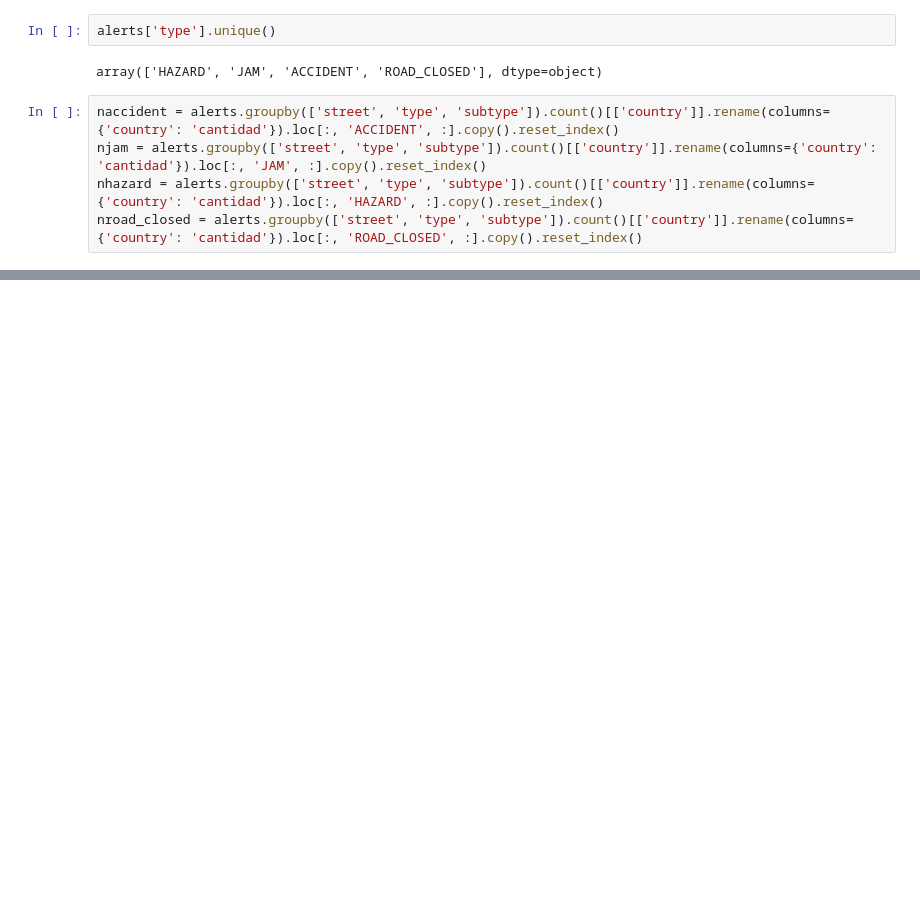
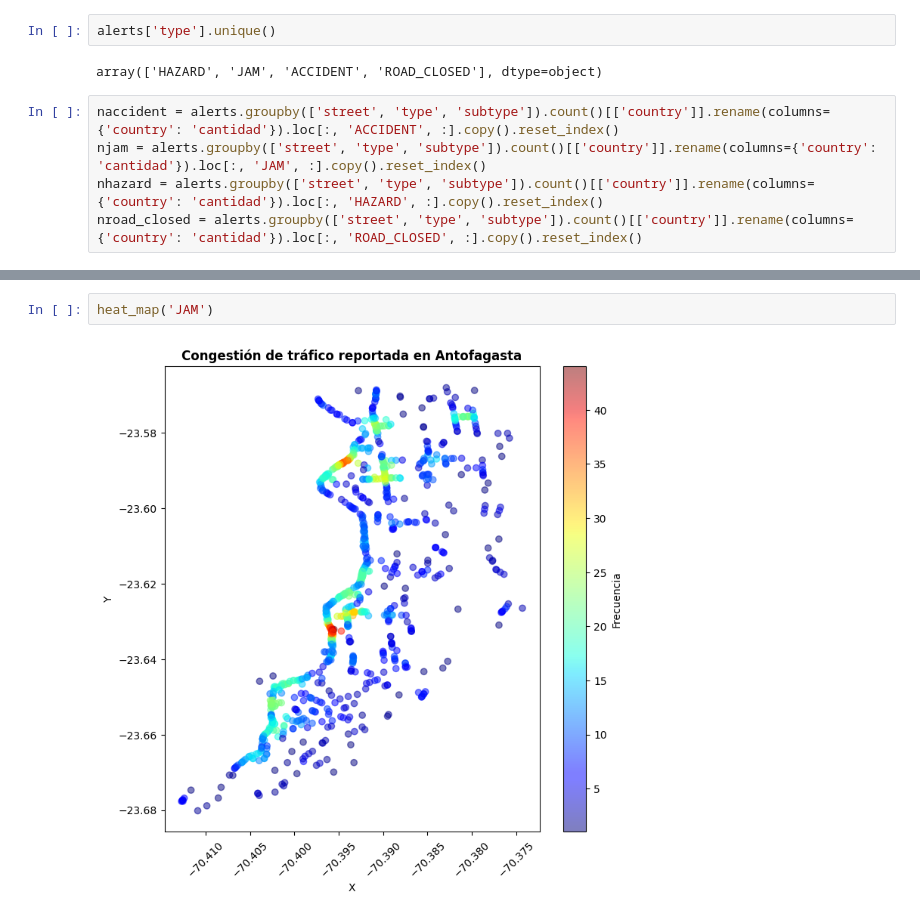
Before and after one commit to richardhapb/antof-traffic-client, a Jupyter notebook: analisis.ipynb, the cells around one changed output, grey strips where cells are left out. Saved outputs shown, nothing was run; the diff lists cells and outputs as text; blank space fills up the shorter version.

```diff
--- a/analisis.ipynb
+++ b/analisis.ipynb
@@ -75,0 +126,4 @@ naccident
+# %%
+heat_map('JAM')
+# %% [output]
+[figure, added]
```
Also changed, not shown: parts of 6 cells of this notebook, 4 other files.
